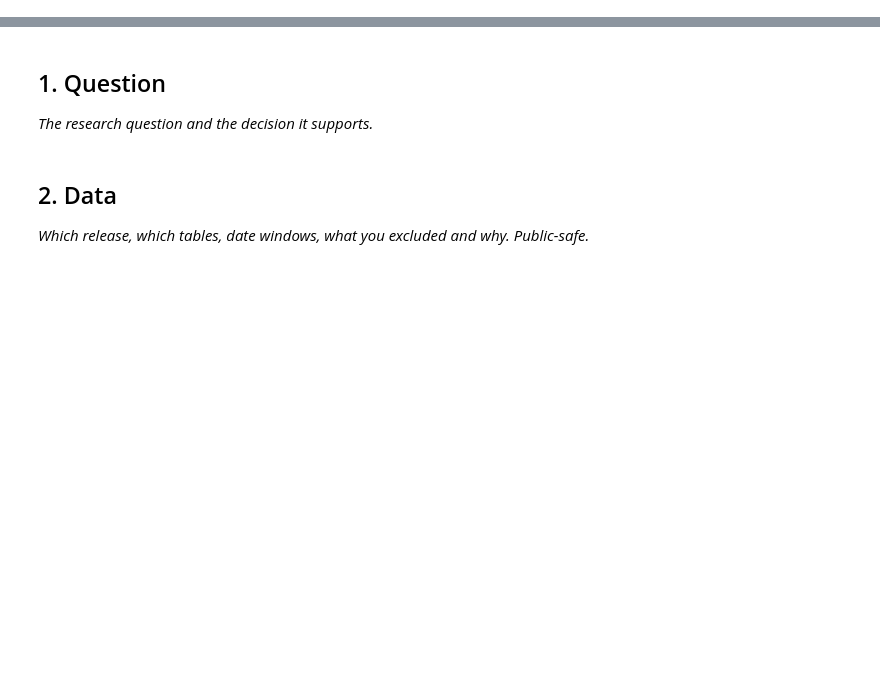
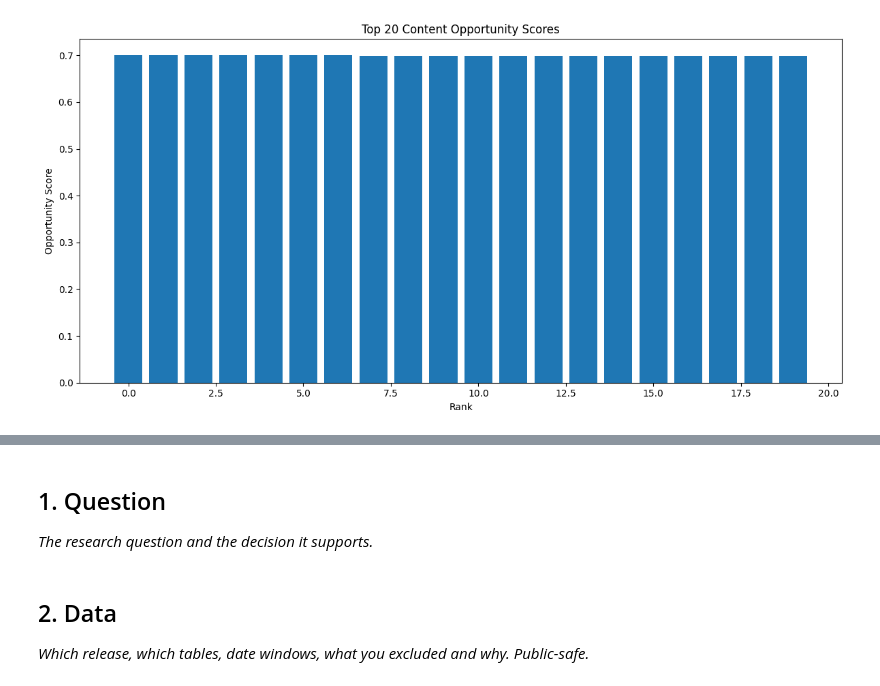
Before and after one commit to aamr8010/flyrank-ml-internship, a Jupyter notebook: work/notebooks/capstone.ipynb, the cells around one changed output, grey strips where cells are left out. Cells and saved outputs as stored; diff of their text form; code cells hidden in the pictures; blank space fills up the shorter version.

```diff
--- a/work/notebooks/capstone.ipynb
+++ b/work/notebooks/capstone.ipynb
@@ -8,0 +344,27 @@ This skeleton is yours to fill. Work the sections **in order** — each one has
+# %%
+import matplotlib.pyplot as plt
+
+top20 = queue.head(20).copy()
+
+plt.figure(figsize=(12, 6))
+
+plt.bar(
+    range(len(top20)),
+    top20["opportunity_score"]
+)
+
+plt.xlabel("Rank")
+plt.ylabel("Opportunity Score")
+plt.title("Top 20 Content Opportunity Scores")
+
+plt.tight_layout()
+
+plt.savefig(
+    "top20_opportunity_scores.png",
+    dpi=150,
+    bbox_inches="tight"
+)
+
+plt.show()
+# %% [output]
+[figure, added]
```
Also changed, not shown: parts of 11 cells of this notebook.
